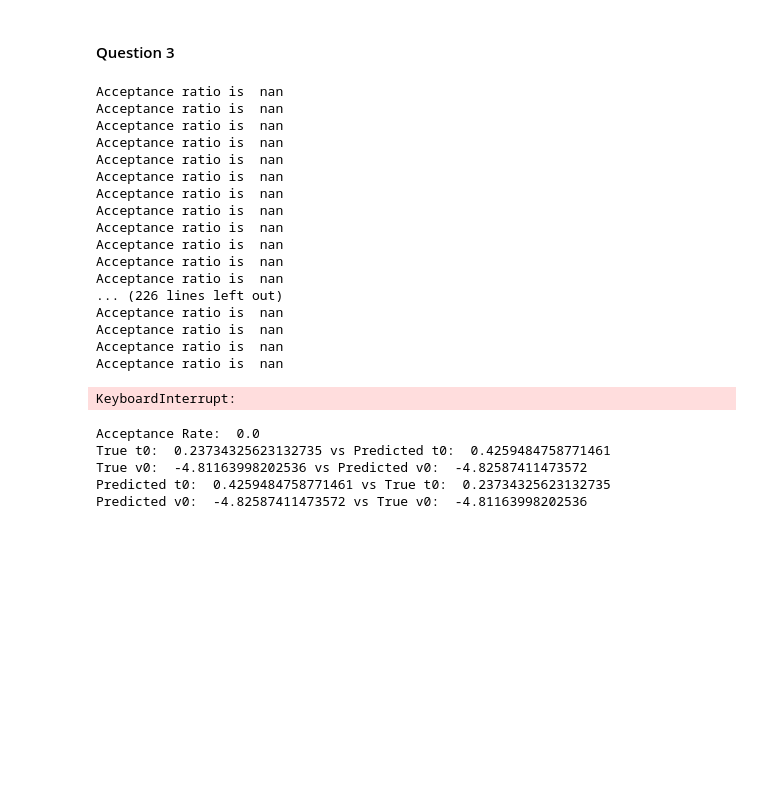
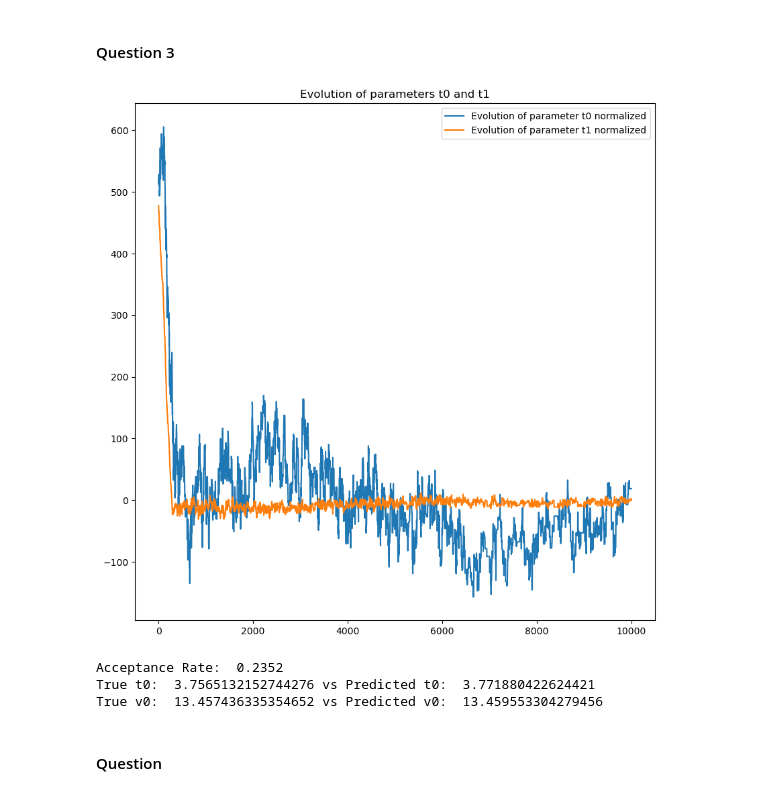
Before and after one commit to AugustinCablant/3A-class, a Jupyter notebook: Computational Statistics/TP3.ipynb, the cells around one changed output. Cells and saved outputs as stored; diff of their text form; code cells hidden in the pictures; blank space fills up the shorter version.

```diff
--- a/Computational Statistics/TP3.ipynb
+++ b/Computational Statistics/TP3.ipynb
@@ -23,9 +23,9 @@ sigma_t0 = 1
 sigma_v0 = 2.5
 t0_barbar, st0 = 1, 1
 v0_barbar, sv0 = 2.5, 5
-v_xi, m_xi = 0.5, 1
-v_tau, m_tau = 0.5, 1
-v, m = 0.5, 1
+v_xi, m_xi = 2, 10
+v_tau, m_tau = 2, 10
+v, m = 2, 10
 
 # We generate the data
 
@@ -50,9 +50,9 @@ def generate_data(N, K, p0, sigma_t0, sigma_v0, t0_barbar, st0, v0_barbar, sv0):
     Y[i, :] denotes each individual i,  each individual has K_i observations Y[i, j] for j in range(K_i) and then 0 for j > K_i
     """
     Y = []
-    sigma = invwishart.rvs(df = 1, scale = 1)
-    sigma_xi = invwishart.rvs(df = 1, scale = 1)
-    sigma_tau = invwishart.rvs(df = 1, scale = 1)
+    sigma = invwishart.rvs(df = m, scale = v)
+    sigma_xi = invwishart.rvs(df = m_xi, scale = v_xi)
+    sigma_tau = invwishart.rvs(df = m_tau, scale = v_tau)
     t0_bar = np.random.normal(loc = t0_barbar, scale = st0)
     v0_bar = np.random.normal(loc = v0_barbar, scale = sv0)
     K_max = max(K)
@@ -87,6 +87,7 @@ def posterior_up_to_constant(N, K, Y, z, sigma, sigma_tau, sigma_xi, sigma_t0, s
     """ Posterior up to constant """
     t0, v0,  = z[0:2]    # z_pop "fixed effects"
     alpha, tau = z[2 : N + 2], z[N + 2:]    # z_i "random effects"
+    xi = np.where(alpha > 0, np.log(alpha), alpha)
     # First we compute the log_posterior
     log_posterior = 0
     double_sum = 0
@@ -98,13 +99,13 @@ def posterior_up_to_constant(N, K, Y, z, sigma, sigma_tau, sigma_xi, sigma_t0, s
     log_posterior -= ((t0 - t0_bar) ** 2) / (2 * (sigma_t0 ** 2))
     log_posterior -= ((v0 - v0_bar) ** 2) / (2 * (sigma_v0 ** 2))
     log_posterior -= np.sum(tau ** 2) / (2 * (sigma_tau ** 2))
-    log_posterior -= np.sum(np.log(alpha) ** 2) / (2 * (sigma_xi ** 2))
-
+    log_posterior -= np.sum(xi + xi ** 2) / (2 * (sigma_xi ** 2))    # Taking the log of alpha produce nan values (values are near 0) so we take : log(alpha) env= alpha when alpha too small
     return log_posterior
 # %%
 def SRWHM(N, K, Y,  z0, sigma, sigma_tau, sigma_xi, sigma_t0, sigma_v0, t0_bar, v0_bar, SIGMA_PROPOSAL, MaxIter = 10 ** 4):
     """ Symmetric Random Walk Hastings Metropolis Algorithm"""
     z = z0
+    Z = [z0]
     count = 0
     for k in range(MaxIter):
         zstar = np.random.randn(z.shape[0]) * np.sqrt(SIGMA_PROPOSAL) + z
@@ -114,12 +115,12 @@ def SRWHM(N, K, Y,  z0, sigma, sigma_tau, sigma_xi, sigma_t0, sigma_v0, t0_bar,
             posterior_up_to_constant(N, K, Y, zstar, sigma, sigma_tau, sigma_xi, sigma_t0, sigma_v0, t0_bar, v0_bar) -
             posterior_up_to_constant(N, K, Y, z, sigma, sigma_tau, sigma_xi, sigma_t0, sigma_v0, t0_bar, v0_bar)
         )
-        print("Acceptance ratio is ", acceptance_ratio)
-        acceptance_ratio = min(1, np.exp(min(0, acceptance_ratio)))
+        acceptance_ratio = min(1, np.exp(acceptance_ratio))
         if np.random.rand() < acceptance_ratio:
             z = zstar
             count += 1
-    return z, count / MaxIter
+        Z.append(z)
+    return z, np.array(Z), count / MaxIter
 # %%
 true_z = np.zeros(2*N+2)
 true_z[0] = true_t0
@@ -128,36 +129,23 @@ true_z[2:N+2] = true_alpha.reshape((N,))
 true_z[N+2:] = true_tau.reshape((N,))
 
 z_init = true_z + np.random.randn(true_z.shape[0]) * 0.1
-z_pred, acceptance_rate = SRWHM(N, K, Y, z_init, sigma, sigma_tau, sigma_xi, sigma_t0, sigma_v0, t0_bar, v0_bar, SIGMA_PROPOSAL = 0.005)
+z_pred, Z, acceptance_rate = SRWHM(N, K, Y, z_init, sigma, sigma_tau, sigma_xi, sigma_t0, sigma_v0, t0_bar, v0_bar, SIGMA_PROPOSAL = 4 * 10 ** (-6))
-# %% [output]
-Acceptance ratio is  nan
-Acceptance ratio is  nan
-Acceptance ratio is  nan
-Acceptance ratio is  nan
-Acceptance ratio is  nan
-Acceptance ratio is  nan
-Acceptance ratio is  nan
-Acceptance ratio is  nan
-Acceptance ratio is  nan
-Acceptance ratio is  nan
-Acceptance ratio is  nan
-Acceptance ratio is  nan
-... (226 lines left out)
-Acceptance ratio is  nan
-Acceptance ratio is  nan
-Acceptance ratio is  nan
-Acceptance ratio is  nan
-KeyboardInterrupt:
+# %%
+plt.figure(figsize = (10, 10))
+plt.plot((Z[:, 0] - np.mean(Z[:, 0])) / np.var(Z[:, 0]) , label = "Evolution of parameter t0 normalized")
+plt.plot(( Z[:, 1] - np.mean(Z[:, 1])) / np.var(Z[:, 1]), label = "Evolution of parameter t1 normalized")
+plt.title("Evolution of parameters t0 and t1")
+plt.legend()
+plt.show()
+# %% [output]
+[figure, added]
 # %%
 print("Acceptance Rate: ", acceptance_rate)
 print("True t0: ", true_t0, "vs Predicted t0: ", z_pred[0])
 print("True v0: ", true_v0, "vs Predicted v0: ", z_pred[1])
-
-print("Predicted t0: ", z_pred[0], "vs True t0: ", true_t0)
-print("Predicted v0: ", z_pred[1], "vs True v0: ", true_v0)
 # %% [output]
-Acceptance Rate:  0.0
-True t0:  0.23734325623132735 vs Predicted t0:  0.4259484758771461
-True v0:  -4.81163998202536 vs Predicted v0:  -4.82587411473572
-Predicted t0:  0.4259484758771461 vs True t0:  0.23734325623132735
-Predicted v0:  -4.82587411473572 vs True v0:  -4.81163998202536
+Acceptance Rate:  0.2352
+True t0:  3.7565132152744276 vs Predicted t0:  3.771880422624421
+True v0:  13.457436335354652 vs Predicted v0:  13.459553304279456
+# %% [markdown]
+#### Question
```
